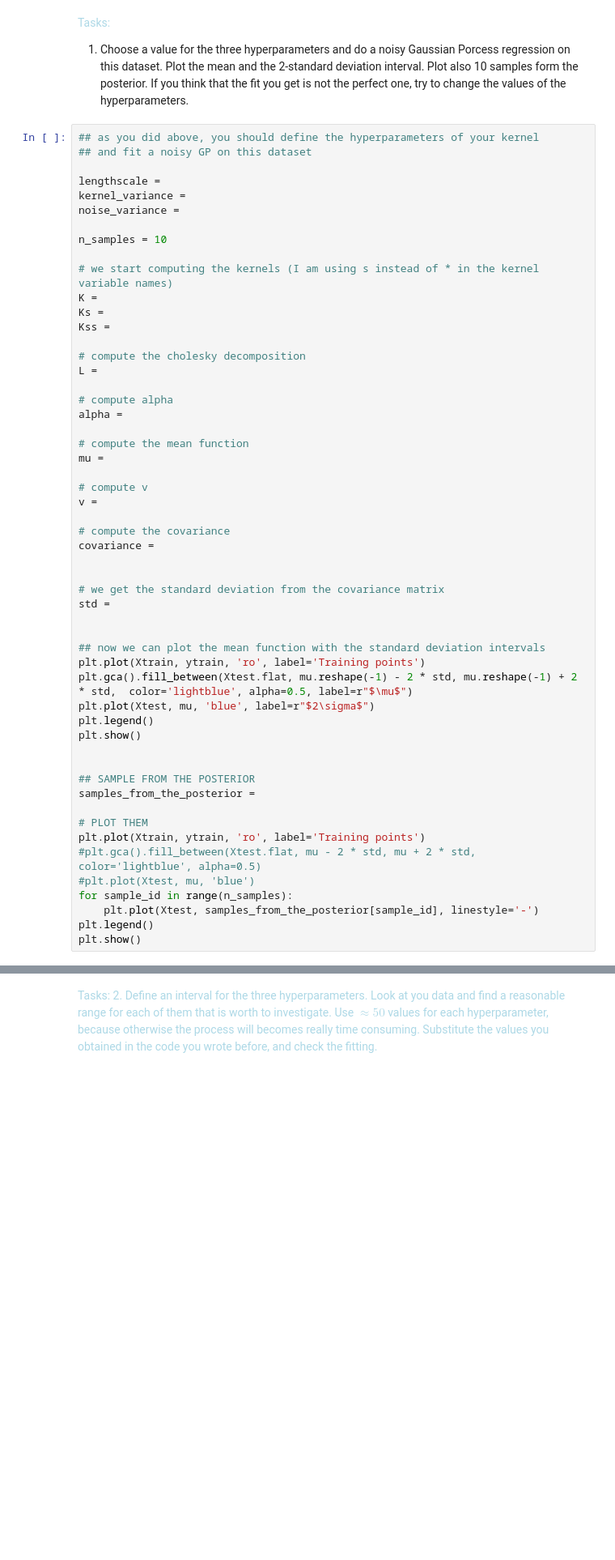
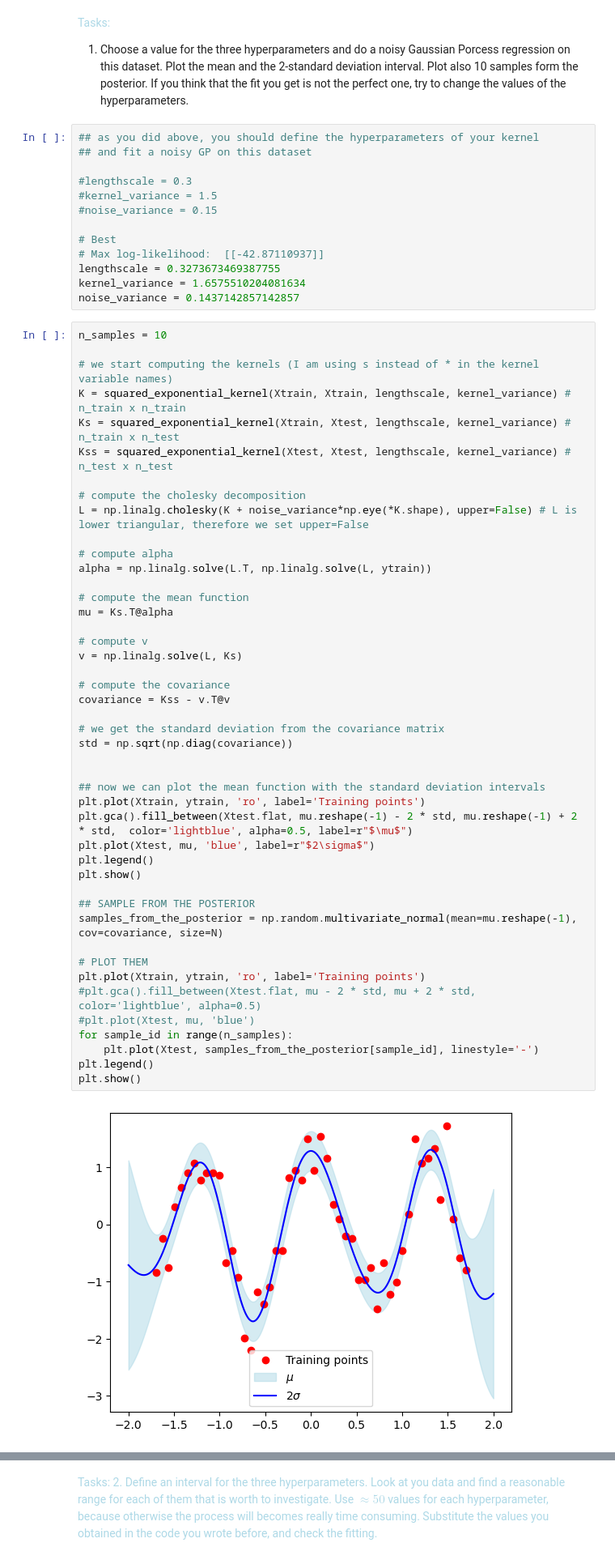
Before and after one commit to MathiasKES/Course-02463, a Jupyter notebook: 1/GaussianProcesses_Exercise2.ipynb, the cells around one changed output, grey strips where cells are left out. Shown at 81% size. Drawn from its saved outputs; the diff is of its cells as text; blank space fills up the shorter version.

```diff
--- a/1/GaussianProcesses_Exercise2.ipynb
+++ b/1/GaussianProcesses_Exercise2.ipynb
@@ -509,57 +518,63 @@ Xtest = np.linspace(-2, 2, M).reshape(-1,1)
 # %% [markdown]
 <font color='lightblue'> Tasks:
 1. Choose a value for the three hyperparameters and do a noisy Gaussian Porcess regression on this dataset. Plot the mean and the 2-standard deviation interval. Plot also 10 samples form the posterior. If you think that the fit you get is not the perfect one, try to change the values of the hyperparameters.
+# %%
+## as you did above, you should define the hyperparameters of your kernel
+## and fit a noisy GP on this dataset
+
+#lengthscale = 0.3
+#kernel_variance = 1.5
+#noise_variance = 0.15
+
+# Best
+# Max log-likelihood:  [[-42.87110937]]
+lengthscale = 0.3273673469387755
+kernel_variance = 1.6575510204081634
+noise_variance = 0.1437142857142857
 # %%
-## as you did above, you should define the hyperparameters of your kernel
-## and fit a noisy GP on this dataset
-
-lengthscale =
-kernel_variance =
-noise_variance =
-
 n_samples = 10
 
 # we start computing the kernels (I am using s instead of * in the kernel variable names)
-K =
-Ks =
-Kss =
+K = squared_exponential_kernel(Xtrain, Xtrain, lengthscale, kernel_variance) # n_train x n_train
+Ks = squared_exponential_kernel(Xtrain, Xtest, lengthscale, kernel_variance) # n_train x n_test
+Kss = squared_exponential_kernel(Xtest, Xtest, lengthscale, kernel_variance) # n_test x n_test
 
 # compute the cholesky decomposition
-L =
+L = np.linalg.cholesky(K + noise_variance*np.eye(*K.shape), upper=False) # L is lower triangular, therefore we set upper=False
 
 # compute alpha
-alpha =
+alpha = np.linalg.solve(L.T, np.linalg.solve(L, ytrain))
 
 # compute the mean function
-mu =
+mu = Ks.T@alpha
 
 # compute v
-v =
+v = np.linalg.solve(L, Ks)
 
 # compute the covariance
-covariance =
-
+covariance = Kss - v.T@v
 
 # we get the standard deviation from the covariance matrix
-std =
+std = np.sqrt(np.diag(covariance))
 
 
 ## now we can plot the mean function with the standard deviation intervals
 plt.plot(Xtrain, ytrain, 'ro', label='Training points')
 plt.gca().fill_between(Xtest.flat, mu.reshape(-1) - 2 * std, mu.reshape(-1) + 2 * std,  color='lightblue', alpha=0.5, label=r"$\mu$")
 plt.plot(Xtest, mu, 'blue', label=r"$2\sigma$")
 plt.legend()
 plt.show()
 
-
 ## SAMPLE FROM THE POSTERIOR
-samples_from_the_posterior =
+samples_from_the_posterior = np.random.multivariate_normal(mean=mu.reshape(-1), cov=covariance, size=N)
 
 # PLOT THEM
 plt.plot(Xtrain, ytrain, 'ro', label='Training points')
 #plt.gca().fill_between(Xtest.flat, mu - 2 * std, mu + 2 * std, color='lightblue', alpha=0.5)
 #plt.plot(Xtest, mu, 'blue')
 for sample_id in range(n_samples):
     plt.plot(Xtest, samples_from_the_posterior[sample_id], linestyle='-')
 plt.legend()
 plt.show()
+# %% [output]
+[figure, added]
```
Also changed, not shown: parts of 12 cells of this notebook, 2 other files.
